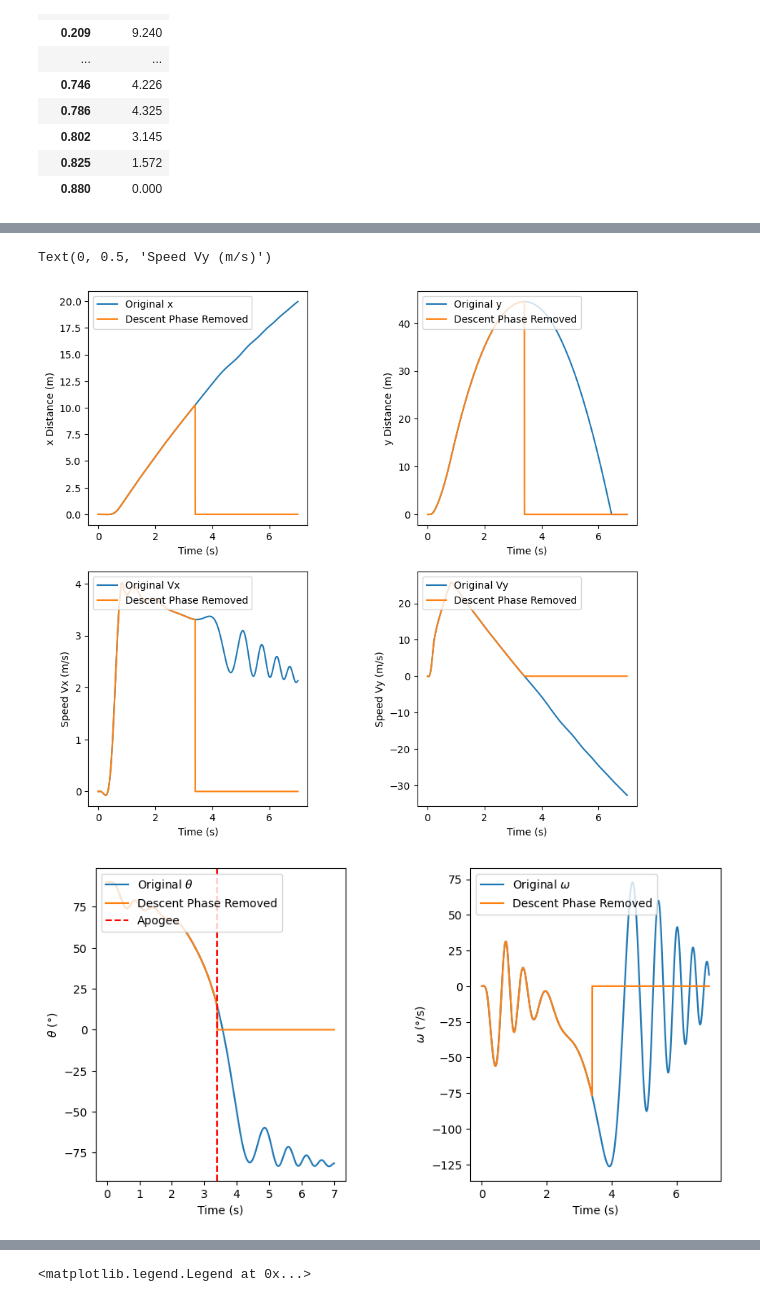
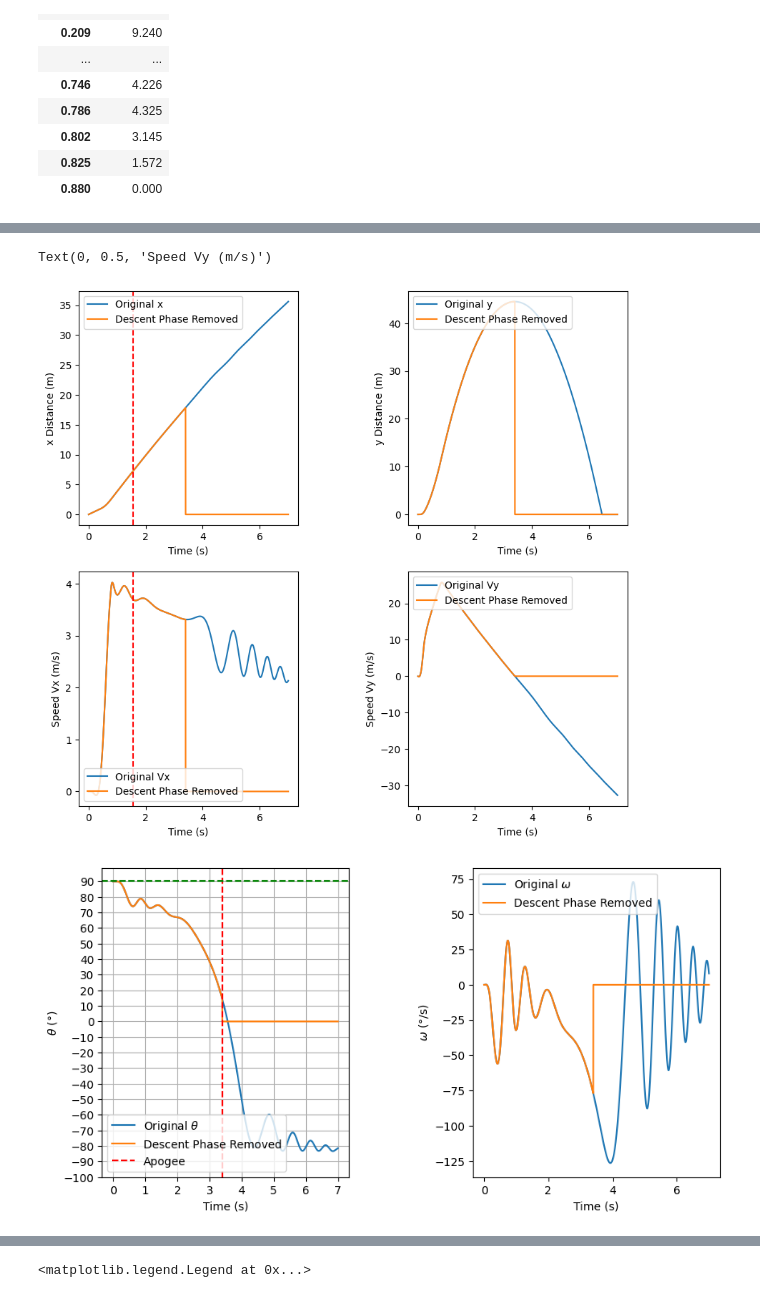
Before and after one commit to BamtolYy/rocket, a Jupyter notebook: simulation/2DRocketSimDraft.ipynb, the cells around one changed output, grey strips where cells are left out. Drawn from its saved outputs; the diff is of its cells as text; code cells hidden in the pictures.

Commit message:
not sure if theta is correct or not yet

```diff
--- a/simulation/2DRocketSimDraft.ipynb
+++ b/simulation/2DRocketSimDraft.ipynb
@@ -79,7 +79,7 @@ def twoDRocket_ODE(state_vectors, t, g, m, IG, a, rho, S, Cl,thrust_function,ten
     # print("index: ",index)
     # print("type(index.item()): ", type(index))
 
-    vx    = state_vectors[2]
+    vx    = state_vectors[2] + windspeed
     vy    = state_vectors[3]
     theta = state_vectors[4]
 
@@ -88,8 +88,8 @@ def twoDRocket_ODE(state_vectors, t, g, m, IG, a, rho, S, Cl,thrust_function,ten
     else:
         T = thrust_function(t)
 
-    u = vy*sin(theta) + (vx+windspeed)*cos(theta)  # "Horizontal" component of the velocity, v, respect to the body frame; velocity resolved towards x-axis
-    w = -(vx+windspeed)*sin(theta) + vy*cos(theta) # "Vertical" component of the velocity, v, respect to the body frame; velocity resolved towards y-axis
+    u = vy*sin(theta) + (vx)*cos(theta)  # "Horizontal" component of the velocity, v, respect to the body frame; velocity resolved towards x-axis
+    w = -(vx)*sin(theta) + vy*cos(theta) # "Vertical" component of the velocity, v, respect to the body frame; velocity resolved towards y-axis
 
     alpha = math.atan2(-w,u)
 
@@ -370,6 +370,7 @@ descentExcludedx = []
 descentExcludedx = solution[:,0].copy()
 descentExcludedx[index+1:] = 0
 plt.plot(t,descentExcludedx)
+plt.axvline(ApogeeTime, color = 'r', linestyle = '--', label='Apogee')
 plt.legend(['Original x','Descent Phase Removed'])
 plt.xlabel('Time (s)')
 plt.ylabel('x Distance (m)')
@@ -392,7 +393,8 @@ descentExcludedVx = []
 descentExcludedVx = solution[:,2].copy()
 descentExcludedVx[index+1:] = 0
 plt.plot(t,descentExcludedVx)
-plt.legend(['Original Vx','Descent Phase Removed'],loc=2)
+plt.legend(['Original Vx','Descent Phase Removed'],loc=3)
+plt.axvline(ApogeeTime, color = 'r', linestyle = '--', label='Apogee')
 plt.xlabel('Time (s)')
 plt.ylabel('Speed Vx (m/s)')
 
@@ -407,32 +409,36 @@ plt.xlabel('Time (s)')
 plt.ylabel('Speed Vy (m/s)')
 # %% [output]
 Text(0, 0.5, 'Speed Vy (m/s)')
-[figure, old version]
+[figure, new version]
 # %%
 plt.subplot(1,2,1)
-plt.plot(t, solution[:,4]/(2*pi)*360)
+plt.plot(t, solution[:,4]*360/(2*pi))
 descentExcludedTheta = []
 descentExcludedTheta = solution[:,4].copy()
 descentExcludedTheta[index+1:] = 0
-plt.plot(t,descentExcludedTheta/(2*pi)*360)
+plt.plot(t,descentExcludedTheta*360/(2*pi))
 plt.xlabel('Time (s)')
 plt.ylabel('$\\theta$ ($\\degree$)')
 plt.xticks(np.arange(min(t), max(t)+1, 1))
 ApogeeTime = t[np.where(solution[:,1] == max(solution[:,1]))[0]]
 plt.axvline(ApogeeTime, color = 'r', linestyle = '--', label='Apogee')
-plt.legend(['Original $\\theta$','Descent Phase Removed','Apogee'],loc=2)
+plt.axhline(90, color = 'g', linestyle = '--', label='90 degrees')
+plt.yticks(np.arange(-100,100,10))
+plt.legend(['Original $\\theta$','Descent Phase Removed','Apogee'],loc=3)
+# plt.ylim([-180,180])
+plt.grid()
 
 plt.subplot(1,2,2)
-plt.plot(t, solution[:,5]/(2*pi)*360)
+plt.plot(t, solution[:,5]*360/(2*pi))
 descentExcludedThetaDot = []
 descentExcludedThetaDot = solution[:,5].copy()
 descentExcludedThetaDot[index+1:] = 0
-plt.plot(t,descentExcludedThetaDot/(2*pi)*360)
+plt.plot(t,descentExcludedThetaDot*360/(2*pi))
 plt.legend(['Original $\\omega$','Descent Phase Removed'],loc=2)
 plt.xlabel('Time (s)')
 plt.ylabel('$\\omega$ ($\\degree$/s)')
 
 plt.tight_layout()
 plt.subplots_adjust(left=0, right=1.2, top=0.8, bottom=0, wspace=0.5, hspace=0.2)
 # %% [output]
-[figure, old version]
+[figure, new version]
```
Also changed, not shown: parts of 4 cells of this notebook, 1 other file.
